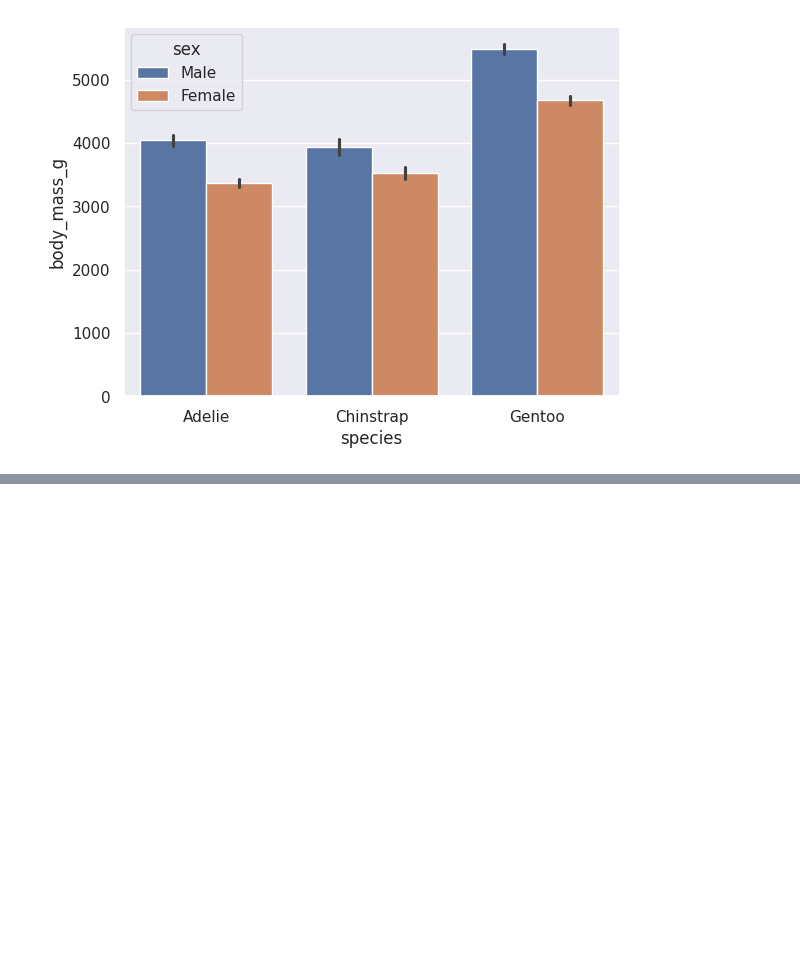
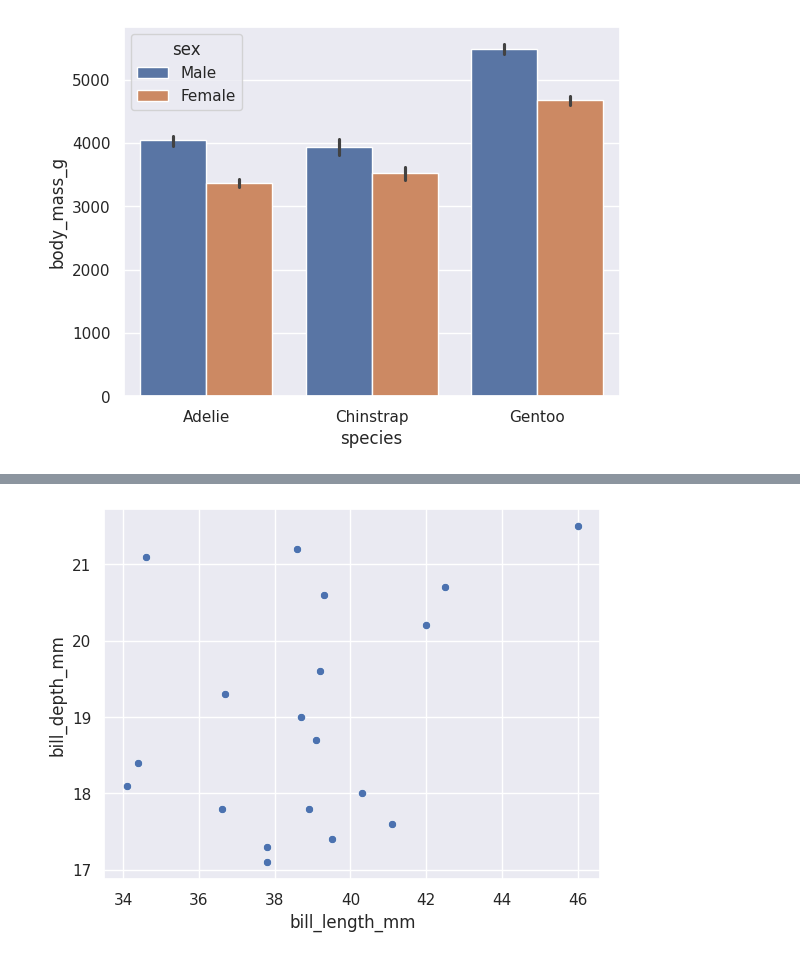
Before and after one commit to anjali801/Data-science-45-internship, a Jupyter notebook: Day21.ipynb, the cells around one changed output, grey strips where cells are left out. Saved outputs shown, nothing was run; the diff lists cells and outputs as text; code cells hidden in the pictures; blank space fills up the shorter version.

```diff
--- a/Day21.ipynb
+++ b/Day21.ipynb
@@ -343,0 +347,6 @@ plt.show()
+# %%
+import pandas as pd
+import matplotlib.pyplot as plt
+import seaborn as sns
+var = sns.load_dataset("penguins").head(20)
+var
@@ -343,0 +371,5 @@ plt.show()
+# %%
+sns.scatterplot(x="bill_length_mm",y="bill_depth_mm",data=var)
+plt.show()
+# %% [output]
+[figure, added]
```
Also changed, not shown: parts of 10 cells of this notebook.
